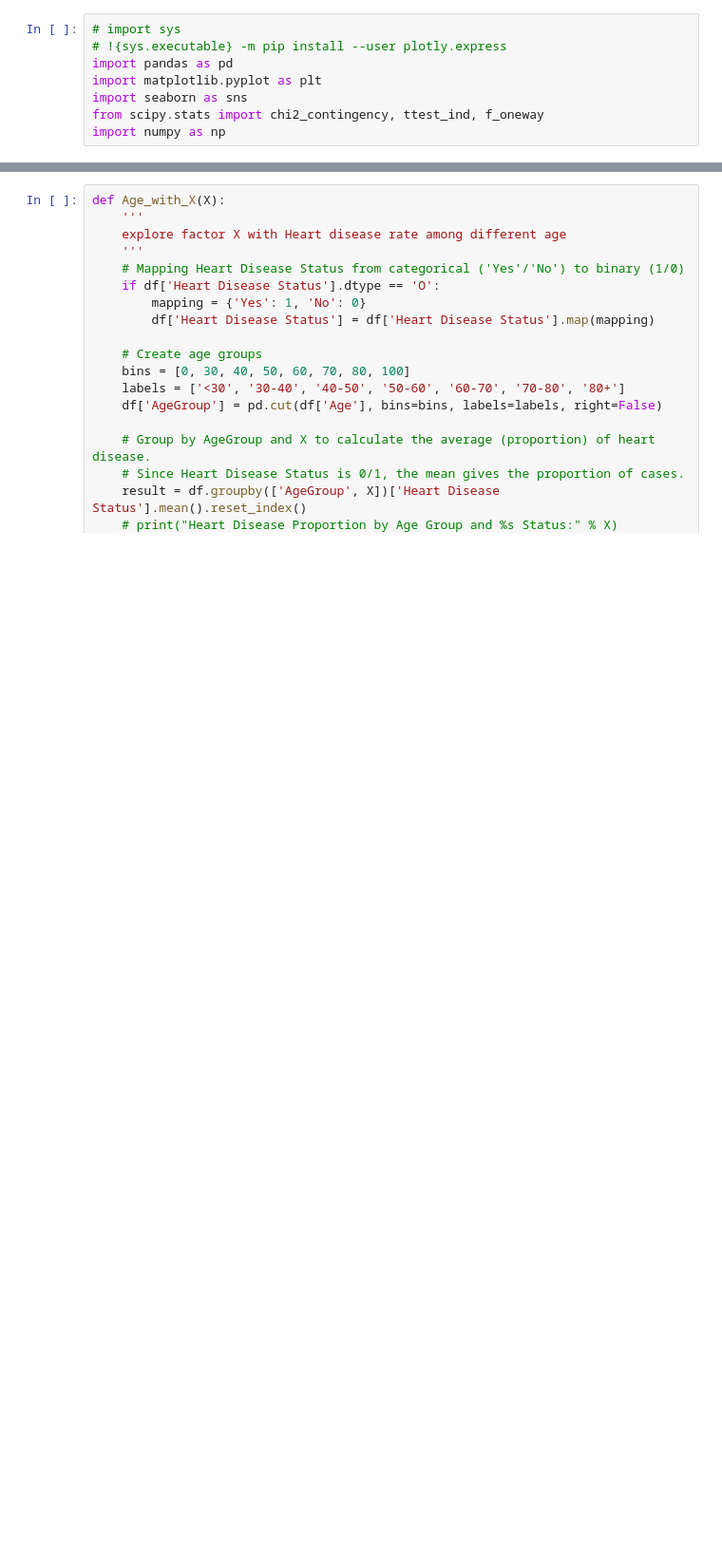
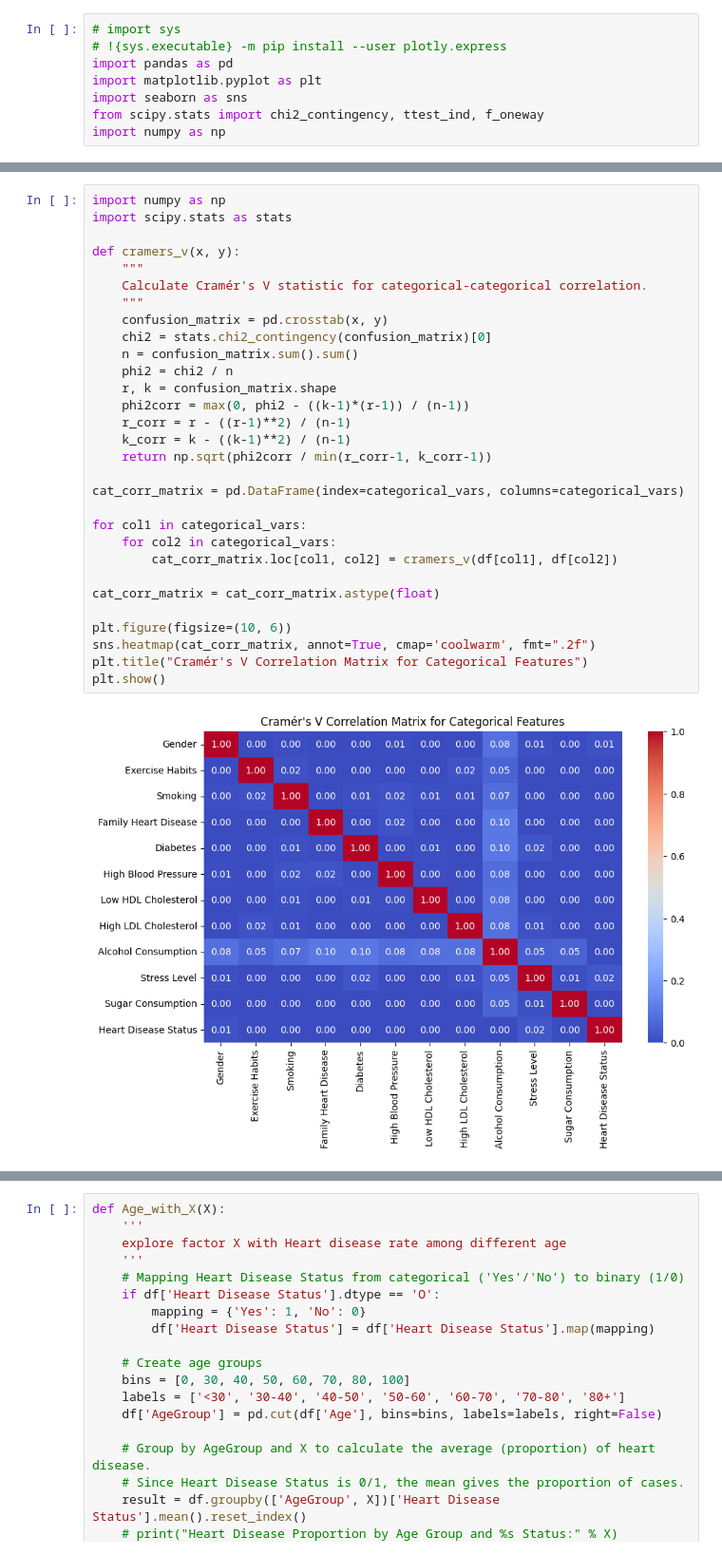
Before and after one commit to FrancGarcia/heart-disease-analysis, a Jupyter notebook: Visualization/visualization.ipynb, the cells around one changed output, grey strips where cells are left out. Shown at 95% size. Cells and saved outputs as stored; diff of their text form; blank space fills up the shorter version.

```diff
--- a/Visualization/visualization.ipynb
+++ b/Visualization/visualization.ipynb
@@ -22,0 +38,32 @@ categorical_vars = [
+# %%
+import numpy as np
+import scipy.stats as stats
+
+def cramers_v(x, y):
+    """
+    Calculate Cramér's V statistic for categorical-categorical correlation.
+    """
+    confusion_matrix = pd.crosstab(x, y)
+    chi2 = stats.chi2_contingency(confusion_matrix)[0]
+    n = confusion_matrix.sum().sum()
+    phi2 = chi2 / n
+    r, k = confusion_matrix.shape
+    phi2corr = max(0, phi2 - ((k-1)*(r-1)) / (n-1))
+    r_corr = r - ((r-1)**2) / (n-1)
+    k_corr = k - ((k-1)**2) / (n-1)
+    return np.sqrt(phi2corr / min(r_corr-1, k_corr-1))
+
+cat_corr_matrix = pd.DataFrame(index=categorical_vars, columns=categorical_vars)
+
+for col1 in categorical_vars:
+    for col2 in categorical_vars:
+        cat_corr_matrix.loc[col1, col2] = cramers_v(df[col1], df[col2])
+
+cat_corr_matrix = cat_corr_matrix.astype(float)
+
+plt.figure(figsize=(10, 6))
+sns.heatmap(cat_corr_matrix, annot=True, cmap='coolwarm', fmt=".2f")
+plt.title("Cramér's V Correlation Matrix for Categorical Features")
+plt.show()
+# %% [output]
+[figure, added]
```
Also changed, not shown: parts of 12 cells of this notebook, 11 other files.
